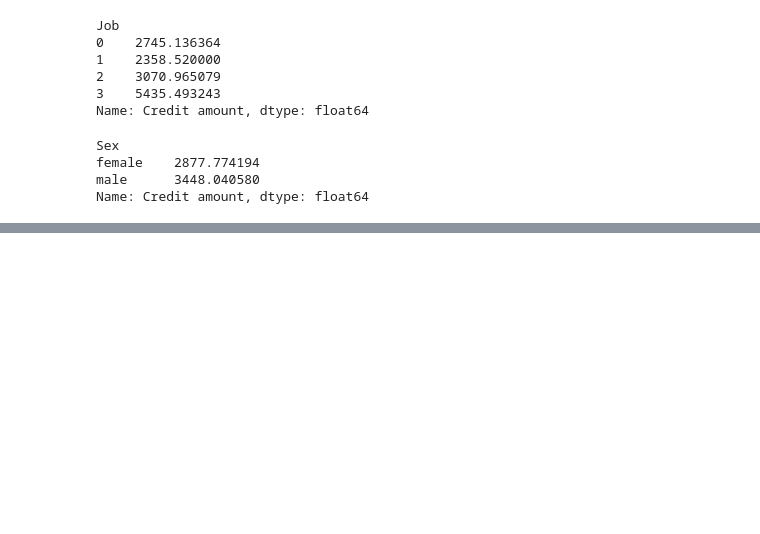
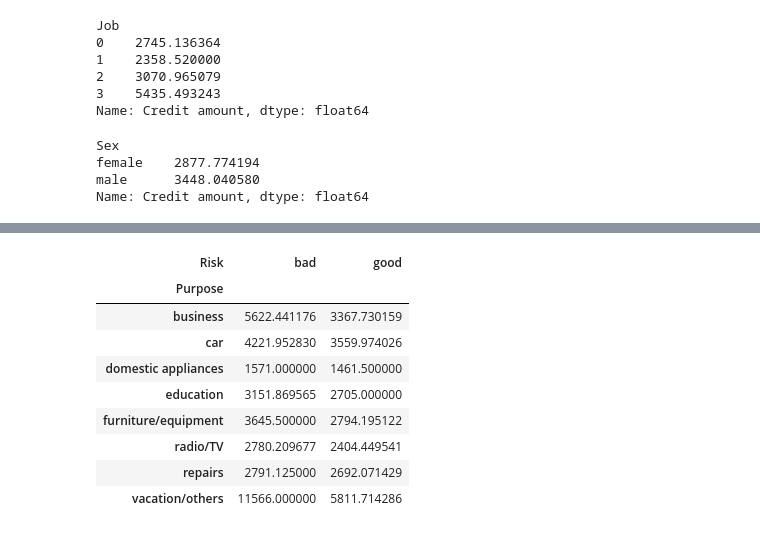
Before and after one commit to OAboubakari/credit_scoring, a Jupyter notebook: analyse_de_donnees.ipynb, the cells around one changed output, grey strips where cells are left out. Drawn from its saved outputs; the diff is of its cells as text; code cells hidden in the pictures; blank space fills up the shorter version.

```diff
--- a/analyse_de_donnees.ipynb
+++ b/analyse_de_donnees.ipynb
@@ -255,0 +270,18 @@ Name: Credit amount, dtype: float64
+# %%
+data.pivot_table(
+    values='Credit amount',
+    index='Purpose',
+    columns='Risk',
+    aggfunc='mean'
+)
+# %% [output]
+| Risk | bad | good |
+| Purpose |  |  |
+| business | 5622.441176 | 3367.730159 |
+| car | 4221.952830 | 3559.974026 |
+| domestic appliances | 1571.000000 | 1461.500000 |
+| education | 3151.869565 | 2705.000000 |
+| furniture/equipment | 3645.500000 | 2794.195122 |
+| radio/TV | 2780.209677 | 2404.449541 |
+| repairs | 2791.125000 | 2692.071429 |
+| vacation/others | 11566.000000 | 5811.714286 |
```
Also changed, not shown: parts of 2 cells of this notebook.
